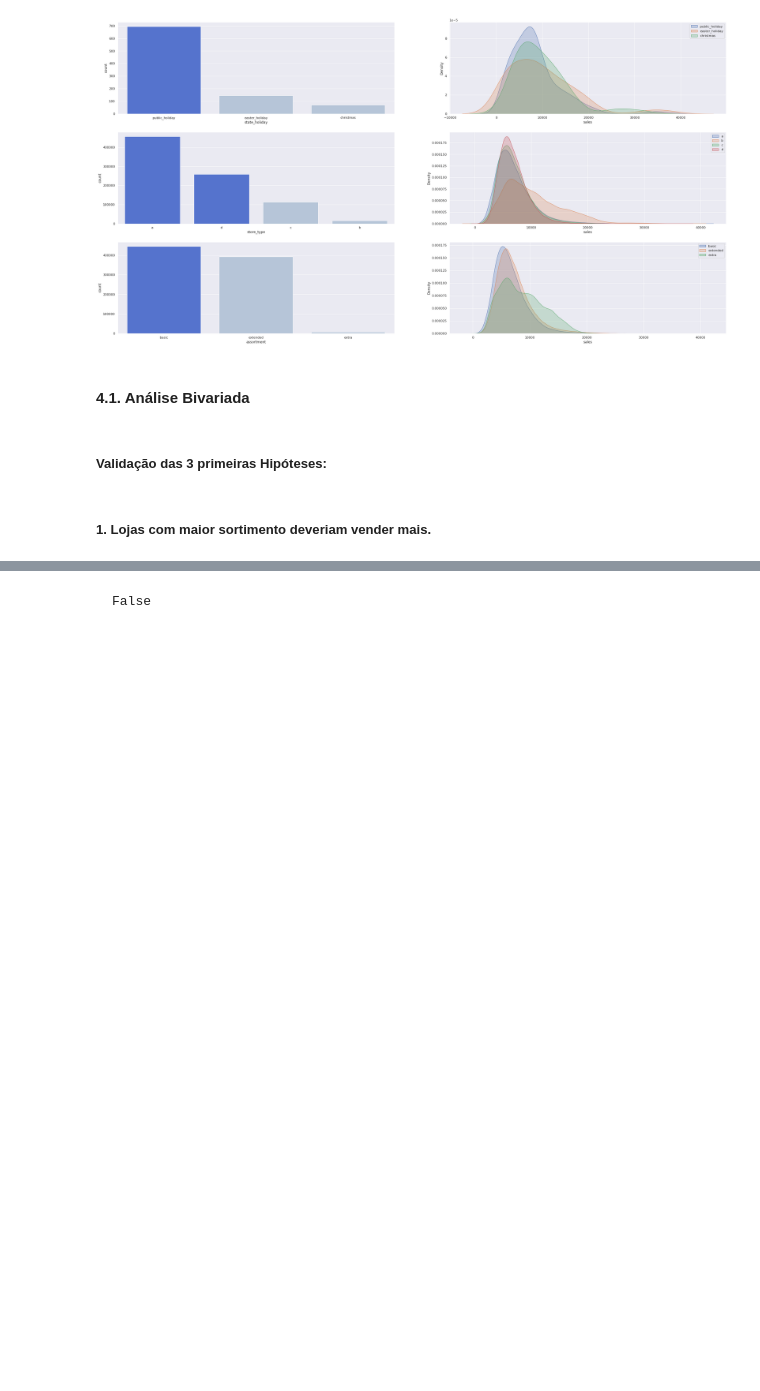
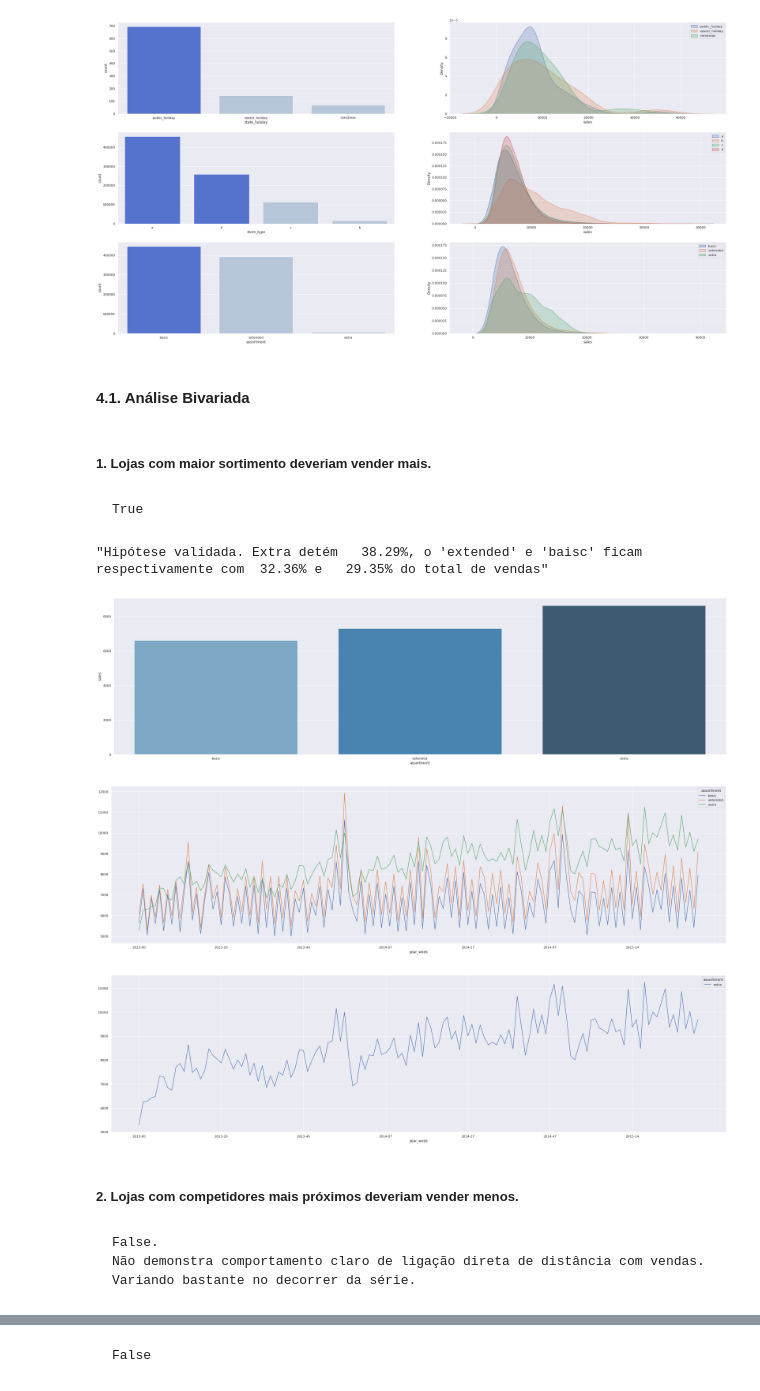
Before and after one commit to rsantosluan/ds_em_producao, a Jupyter notebook: M03_v1_StoreSalesPredictionP03.ipynb, the cells around one changed output, grey strips where cells are left out. Drawn from its saved outputs; the diff is of its cells as text; code cells hidden in the pictures; blank space fills up the shorter version.

Commit message:
Finalização do processo de validação das hipóteses

```diff
--- a/M03_v1_StoreSalesPredictionP03.ipynb
+++ b/M03_v1_StoreSalesPredictionP03.ipynb
@@ -95,7 +97,35 @@ plt.legend()
 [figure]
 # %% [markdown]
 #### 4.1. Análise Bivariada
-# %% [markdown]
-##### Validação das 3 primeiras Hipóteses:
 # %% [markdown]
 ##### 1. Lojas com maior sortimento deveriam vender mais.
+# %% [markdown]
+    True
+# %%
+## Variável 01
+sns.set(rc={'figure.figsize':(38,10)})
+assortment = df[['assortment','sales']].groupby('assortment').mean().reset_index()
+sns.barplot(data= assortment, x= 'assortment', y= 'sales', palette='Blues_d');
+
+#Variável 02
+assort_date = df[['year_week','assortment','sales']].groupby(['year_week','assortment']).mean().reset_index()
+assort_date.pivot(index='year_week', columns='assortment', values='sales').plot()
+
+#Comportamento isolado do extra
+assort_date[assort_date['assortment'] == 'extra'].pivot(index='year_week', columns='assortment', values='sales').plot()
+
+
+
+display(f"Hipótese validada. Extra detém  {float((assortment.loc[assortment['assortment'] == 'extra','sales'] ) / assortment['sales'].sum()): .2%}, \
+o 'extended' e 'baisc' ficam respectivamente com {float((assortment.loc[assortment['assortment'] == 'extended','sales'] ) / assortment['sales'].sum()): .2%} e \
+ {float((assortment.loc[assortment['assortment'] == 'basic','sales'] ) / assortment['sales'].sum()): .2%} do total de vendas")
+# %% [output]
+"Hipótese validada. Extra detém   38.29%, o 'extended' e 'baisc' ficam respectivamente com  32.36% e   29.35% do total de vendas"
+[figure, added]
+[figure, added]
+[figure, added]
+# %% [markdown]
+##### 2. Lojas com competidores mais próximos deveriam vender menos.
+# %% [markdown]
+    False.
+    Não demonstra comportamento claro de ligação direta de distância com vendas. Variando bastante no decorrer da série.
```
Also changed, not shown: parts of 49 cells of this notebook.
